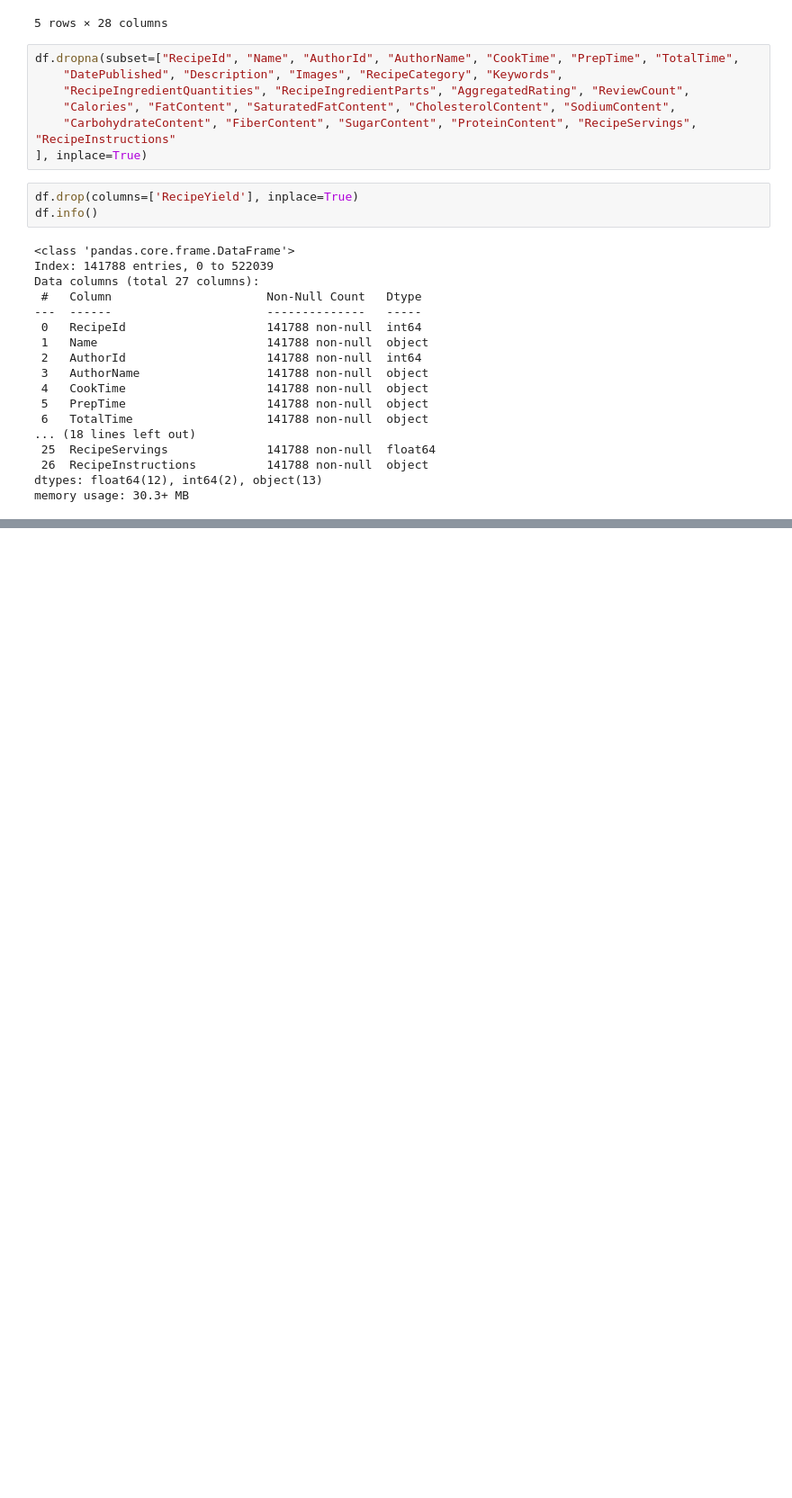
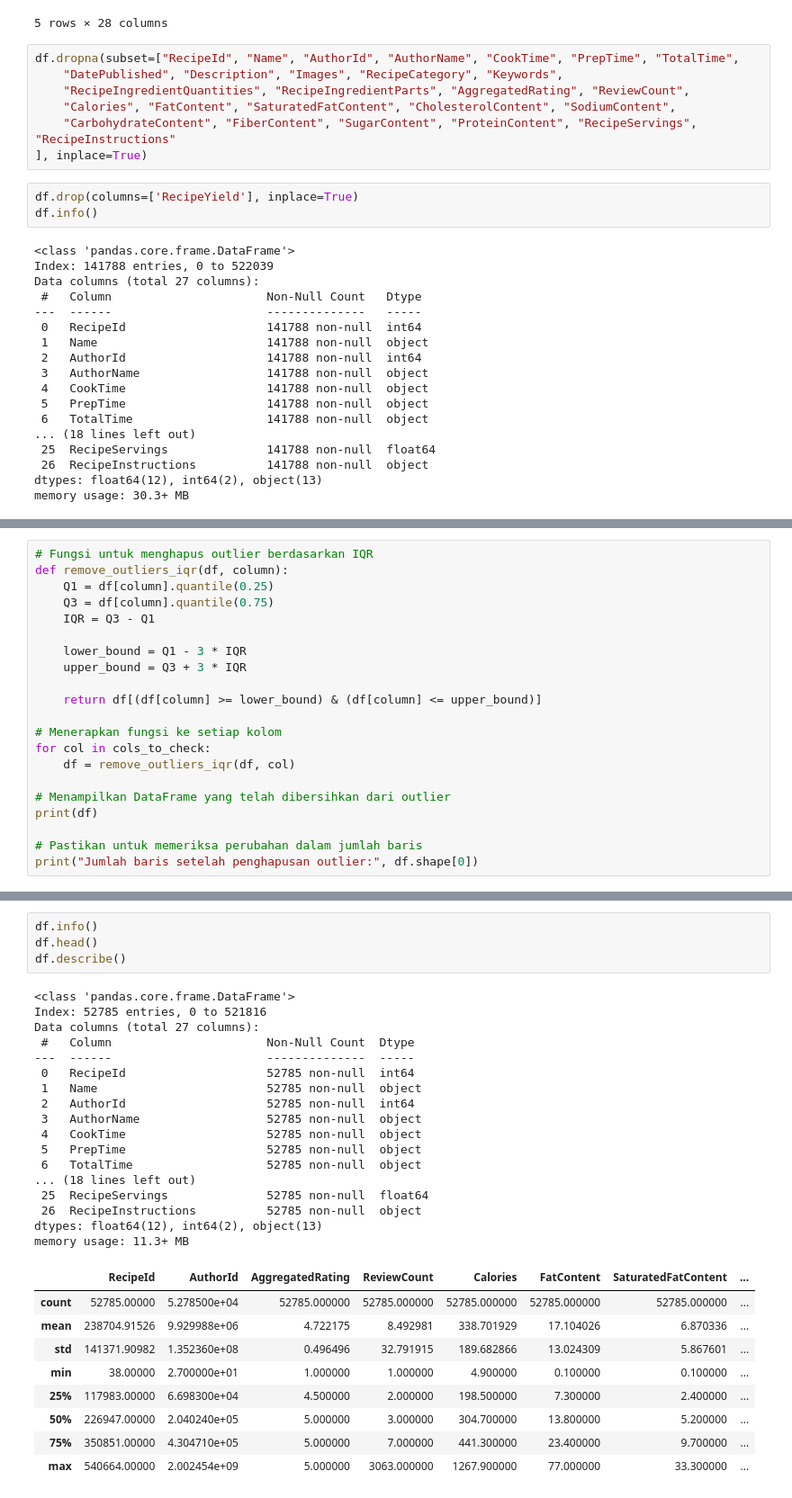
Before and after one commit to Akmal7604/Capstone_Akmal_Andri_Zahran, a Jupyter notebook: tes.ipynb, the cells around one changed output, grey strips where cells are left out. Shown at 90% size. Drawn from its saved outputs; the diff is of its cells as text; blank space fills up the shorter version.

```diff
--- a/tes.ipynb
+++ b/tes.ipynb
@@ -42,0 +111,21 @@ memory usage: 30.3+ MB
+# %%
+# Fungsi untuk menghapus outlier berdasarkan IQR
+def remove_outliers_iqr(df, column):
+    Q1 = df[column].quantile(0.25)
+    Q3 = df[column].quantile(0.75)
+    IQR = Q3 - Q1
+
+    lower_bound = Q1 - 3 * IQR
+    upper_bound = Q3 + 3 * IQR
+
+    return df[(df[column] >= lower_bound) & (df[column] <= upper_bound)]
+
+# Menerapkan fungsi ke setiap kolom
+for col in cols_to_check:
+    df = remove_outliers_iqr(df, col)
+
+# Menampilkan DataFrame yang telah dibersihkan dari outlier
+print(df)
+
+# Pastikan untuk memeriksa perubahan dalam jumlah baris
+print("Jumlah baris setelah penghapusan outlier:", df.shape[0])
@@ -42,0 +150,31 @@ memory usage: 30.3+ MB
+# %%
+df.info()
+df.head()
+df.describe()
+# %% [output]
+<class 'pandas.core.frame.DataFrame'>
+Index: 52785 entries, 0 to 521816
+Data columns (total 27 columns):
+ #   Column                      Non-Null Count  Dtype
+---  ------                      --------------  -----
+ 0   RecipeId                    52785 non-null  int64
+ 1   Name                        52785 non-null  object
+ 2   AuthorId                    52785 non-null  int64
+ 3   AuthorName                  52785 non-null  object
+ 4   CookTime                    52785 non-null  object
+ 5   PrepTime                    52785 non-null  object
+ 6   TotalTime                   52785 non-null  object
+... (18 lines left out)
+ 25  RecipeServings              52785 non-null  float64
+ 26  RecipeInstructions          52785 non-null  object
+dtypes: float64(12), int64(2), object(13)
+memory usage: 11.3+ MB
+|  | RecipeId | AuthorId | AggregatedRating | ReviewCount | Calories | FatContent | SaturatedFatContent | ... |
+| count | 52785.00000 | 5.278500e+04 | 52785.000000 | 52785.000000 | 52785.000000 | 52785.000000 | 52785.000000 | ... |
+| mean | 238704.91526 | 9.929988e+06 | 4.722175 | 8.492981 | 338.701929 | 17.104026 | 6.870336 | ... |
+| std | 141371.90982 | 1.352360e+08 | 0.496496 | 32.791915 | 189.682866 | 13.024309 | 5.867601 | ... |
+| min | 38.00000 | 2.700000e+01 | 1.000000 | 1.000000 | 4.900000 | 0.100000 | 0.100000 | ... |
+| 25% | 117983.00000 | 6.698300e+04 | 4.500000 | 2.000000 | 198.500000 | 7.300000 | 2.400000 | ... |
+| 50% | 226947.00000 | 2.040240e+05 | 5.000000 | 3.000000 | 304.700000 | 13.800000 | 5.200000 | ... |
+| 75% | 350851.00000 | 4.304710e+05 | 5.000000 | 7.000000 | 441.300000 | 23.400000 | 9.700000 | ... |
+| max | 540664.00000 | 2.002454e+09 | 5.000000 | 3063.000000 | 1267.900000 | 77.000000 | 33.300000 | ... |
```
Also changed, not shown: parts of 16 cells of this notebook, 11 other files.
